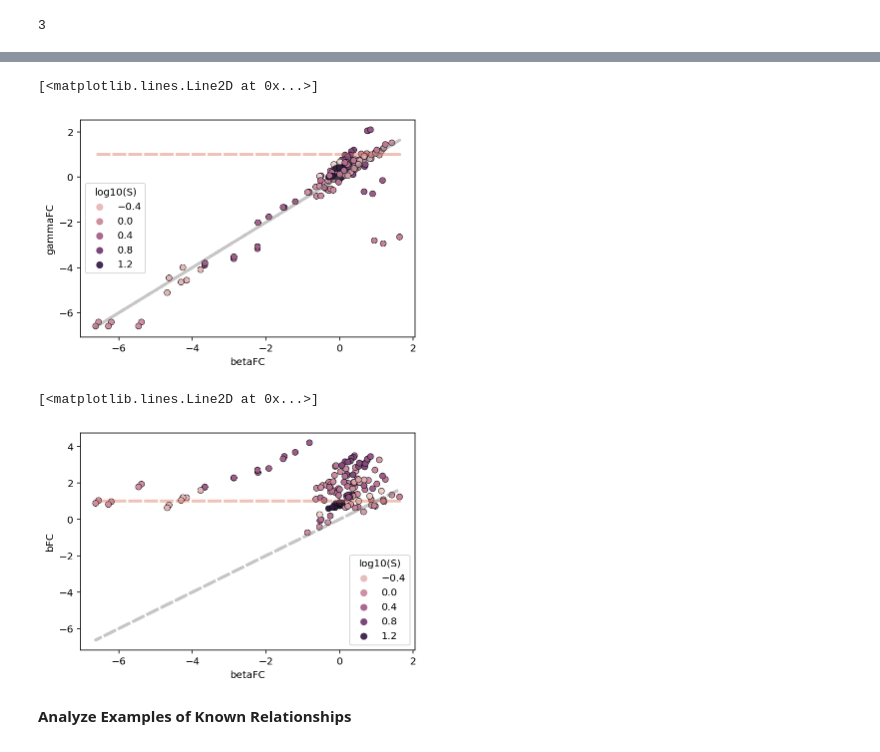
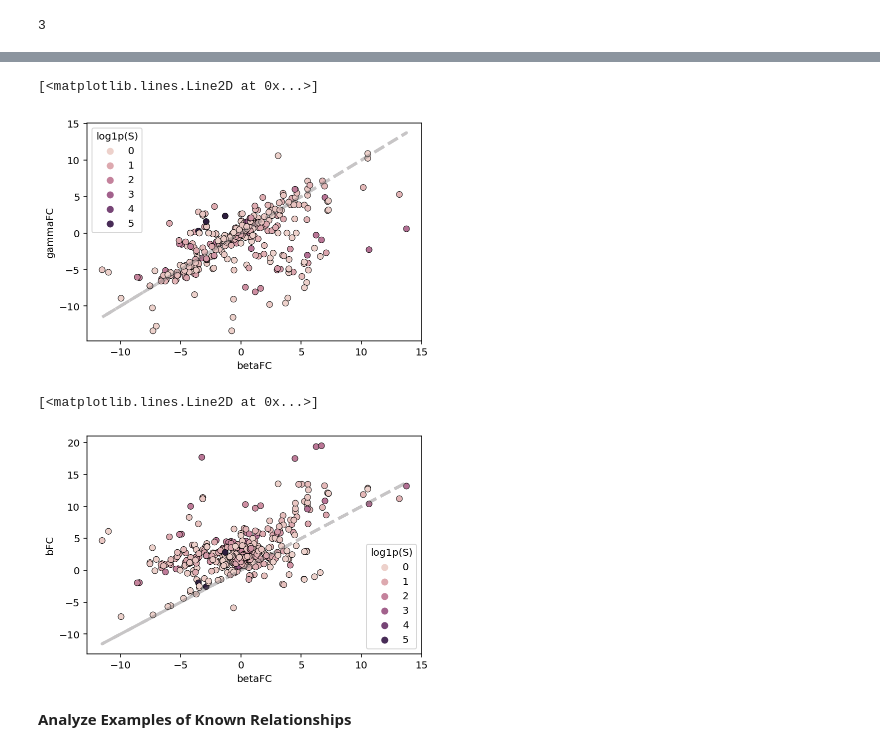
Before and after one commit to tarachari3/perturbCME, a Jupyter notebook: notebooks/20230208_normanfit_allguides_monod.ipynb, the cells around one changed output, grey strips where cells are left out. Saved outputs shown, nothing was run; the diff lists cells and outputs as text; code cells hidden in the pictures.

```diff
--- a/notebooks/20230208_normanfit_allguides_monod.ipynb
+++ b/notebooks/20230208_normanfit_allguides_monod.ipynb
@@ -603,9 +621,9 @@ n_phys_pars = sr_arr[0].sp.n_phys_pars
 par_vals_uncorrected = np.zeros((n_datasets,n_genes,n_phys_pars))
 
 #filt = ~sr_arr[0].rejected_genes
-par_vals_uncorrected[0,:,:] = sr_arr[0].phys_optimum
+#par_vals_uncorrected[0,:,:] = sr_arr[0].phys_optimum
 
-for j in range(1,n_datasets):
+for j in range(n_datasets):
     par_vals_uncorrected[j,:,:] = sr_arr[j].phys_optimum
     #filt = filt & ~sr_arr[j].rejected_genes
 # %%
@@ -635,7 +653,7 @@ INFO:root:Search data loaded from ./fits/gg_230215_025_norman_crispr_all_1/norma
 #Save Spliced means
 s_means = np.zeros((n_datasets,n_genes))
 
-for j in range(0,n_datasets):
+for j in range(n_datasets):
     s_means[j,:] = np.mean(sd_arr[j].layers[1,:,:],axis=1)
 # %% [markdown]
 **Validation of Activated Genes**
@@ -651,8 +669,9 @@ np.sum(control_filt)
 3
 # %%
 #Break up result_strings by _, get genes (first two)
-actGenes = [i.split('_')[8:10] for i in dataset_strings]
-#Remove genes with two 'Neg' in them or no 'Neg' + np.unique
+actGenes = [i.split('_')[8:10] for i in dataset_strings] #CRISPR activated genes
+
+#Remove genes with two 'Neg' in them
 uniq = np.unique(actGenes)
 uniq = [i for i in uniq if 'Neg' not in i]
 
@@ -661,6 +680,8 @@ fcs = []
 param_nm = []
 cond_nm = []
 means = []
+errs = [] #std error for params
+var = [] #vars in FCs
 #For each gene
 ctrls = par_vals_uncorrected[control_filt,:,:]
 gene_names = sr_arr[0].gene_names
@@ -671,21 +692,26 @@ for u in uniq:
     for i in range(len(dataset_strings)):
     #If gene and 'Neg' in it, add b,beta,gamma FC with each control
         nm = dataset_strings[i]
-        if (u in nm) and ('Neg' in nm) and (np.sum(g_filt != 0)):
+        if (u in nm) and ('Neg' in nm) and (np.sum(g_filt != 0)): #Not plotting dual conditions
 
             c = ctrls[:,g_filt,:]
             perturb = par_vals_uncorrected[i,g_filt,:]
 
-            fcs += [perturb[0,0] - c[0,0,0],perturb[0,0] - c[1,0,0],perturb[0,0] - c[2,0,0],
+            calcs = [perturb[0,0] - c[0,0,0],perturb[0,0] - c[1,0,0],perturb[0,0] - c[2,0,0],
                     perturb[0,1] - c[0,0,1],perturb[0,1] - c[1,0,1],perturb[0,1] - c[2,0,1],
                    perturb[0,2] - c[0,0,2],perturb[0,2] - c[1,0,2],perturb[0,2] - c[2,0,2]]
+
+            fcs +=  calcs
             param_nm += ['b']*3+['beta']*3+['gamma']*3
             cond_nm += [u]*9
             means += [s_means[i,g_filt][0]]*9
-
+            errs += [sr_arr[i].sigma[g_filt,0][0]]*3+[sr_arr[i].sigma[g_filt,1][0]]*3+[sr_arr[i].sigma[g_filt,2][0]]*3
+            var += [np.var(calcs[0:3])]*3+[np.var(calcs[3:6])]*3+[np.var(calcs[6:9])]*3
 
 fc_res = pd.DataFrame()
 fc_res['FC'] = list(np.log2(10**(np.array(fcs))))
 fc_res['Param'] = param_nm
 fc_res['sgRNA'] = cond_nm
 fc_res['meanS'] = means
+fc_res['errs'] = errs
+fc_res['vars'] = var
@@ -711,32 +762,32 @@ sns.violinplot(data=fc_res, x="Param", y="FC",palette=palette)
 # %%
 freq = pd.DataFrame()
 freq['betaFC'] = list(fc_res['FC'][fc_res['Param'].isin(['beta'])])
 freq['gammaFC'] = list(fc_res['FC'][fc_res['Param'].isin(['gamma'])])
-freq['log10(S)'] = list(np.log10(fc_res['meanS'][fc_res['Param'].isin(['gamma'])]))
+freq['log1p(S)'] = list(np.log1p(fc_res['meanS'][fc_res['Param'].isin(['gamma'])]))
 
 
-sns.scatterplot(data=freq,x='betaFC', y='gammaFC',hue='log10(S)',edgecolor='black')
+sns.scatterplot(data=freq,x='betaFC', y='gammaFC',hue='log1p(S)',edgecolor='black')
 
 
-plt.plot(freq['betaFC'],[1]*len(freq['betaFC']),'--',color=col_red,linewidth=3,alpha=0.4)
+#plt.plot(freq['betaFC'],[1]*len(freq['betaFC']),'--',color=col_red,linewidth=3,alpha=0.4)
 plt.plot(list(freq['betaFC']),list(freq['betaFC']),'--',color=col_gray,linewidth=3,alpha=0.4)
 # %% [output]
 [<matplotlib.lines.Line2D at 0x...>]
-[figure, old version]
+[figure, new version]
 # %%
 freq = pd.DataFrame()
 freq['betaFC'] = list(fc_res['FC'][fc_res['Param'].isin(['beta'])])
 freq['bFC'] = list(fc_res['FC'][fc_res['Param'].isin(['b'])])
-freq['log10(S)'] = list(np.log10(fc_res['meanS'][fc_res['Param'].isin(['b'])]))
+freq['log1p(S)'] = list(np.log1p(fc_res['meanS'][fc_res['Param'].isin(['b'])]))
 
-sns.scatterplot(data=freq,x='betaFC', y='bFC',hue='log10(S)',edgecolor='black')
+sns.scatterplot(data=freq,x='betaFC', y='bFC',hue='log1p(S)',edgecolor='black')
 
 
-plt.plot(freq['betaFC'],[1]*len(freq['betaFC']),'--',color=col_red,linewidth=3,alpha=0.4)
+#plt.plot(freq['betaFC'],[1]*len(freq['betaFC']),'--',color=col_red,linewidth=3,alpha=0.4)
 plt.plot(list(freq['betaFC']),list(freq['betaFC']),'--',color=col_gray,linewidth=3,alpha=0.4)
 # %% [output]
 [<matplotlib.lines.Line2D at 0x...>]
-[figure, old version]
+[figure, new version]
 # %% [markdown]
 **Analyze Examples of Known Relationships**
 # %%
```
Also changed, not shown: parts of 27 cells of this notebook.
